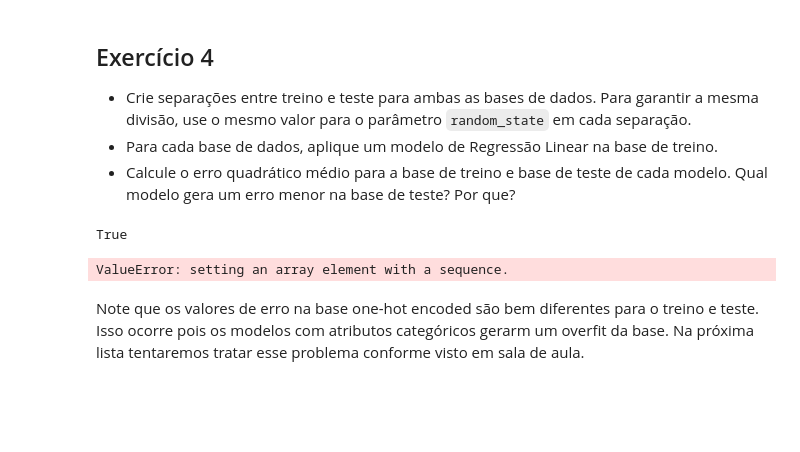
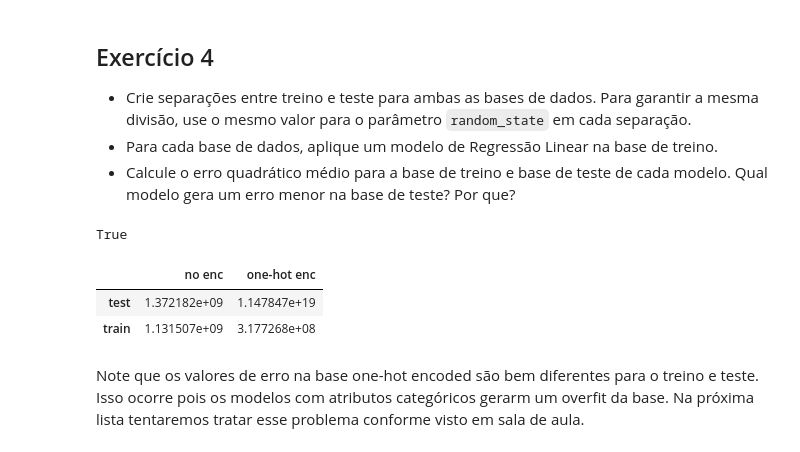
Before and after one commit to higorhi/UFABC-ML-2018, a Jupyter notebook: Atividades/Train_Test_Splits_Validation_Linear_Regression.ipynb, the cells around one changed output. Cells and saved outputs as stored; diff of their text form; code cells hidden in the pictures; blank space fills up the shorter version.

```diff
--- a/Atividades/Train_Test_Splits_Validation_Linear_Regression.ipynb
+++ b/Atividades/Train_Test_Splits_Validation_Linear_Regression.ipynb
@@ -207,11 +208,9 @@ Neighborhood     25
 dtype: int64
 # %%
 # Elimine do resultado toda coluna com apenas 1 valor categórico
-not_equals_one = num_ohc_cols != 1
-num_ohc_cols = num_ohc_cols[not_equals_one]
+more_than_one_val = num_ohc_cols != 1
+num_ohc_cols = num_ohc_cols[more_than_one_val]
 # Subtraia em um os valores
-ones = [1] * len(num_ohc_cols)
-num_ohc_cols = num_ohc_cols - ones
 # Faça a soma dos valores, a quantidade de novos atributos é significativo!
-print(sum(num_ohc_cols))
+print(sum(num_ohc_cols)-len(num_ohc_cols),'novos atributos')
 # %% [output]
@@ -257,22 +240,22 @@ for col in num_ohc_cols.index:
 
     # Aplique o método .fit_transform do LabelEncoder e especifique .astype(np.int)
     # o reshape faz com que dat seja uma matriz multidimensional com uma coluna (ao invés de um vetor)
-    dat = le.fit_transform(data_ohc[col]).astype(np.int).reshape(-1,1)
+    dat = le.fit_transform(data[col]).astype(np.int).reshape(-1,1)
 
     # Remova a coluna col da base de dados
-    data_ohc.drop(col, axis=1)
+    data_ohc = data_ohc.drop(col, axis=1)
 
     # One hot encode the data--this returns a sparse array
-    new_dat = ohc.fit_transform(dat)
+    new_dat = ohc.fit_transform(dat).toarray()
 
     # Vamos criar novos nomes de colunas
     n_cols = new_dat.shape[1]
     col_names = ['_'.join([col, str(x)]) for x in range(n_cols)]
 
     # Cria um novo dataframe a partir de new_dat e col_names, utilize o índice de data_ohc
-    new_df = pd.DataFrame(new_dat, index=data_ohc.index, columns=col_names)
+    new_df = pd.DataFrame(data=new_dat, index=data_ohc.index.values, columns=col_names)
 
     # Concatene data_ohc com new_df
-    data_ohc = pd.concat([data_ohc, new_df], axis = 1)
+    data_ohc = pd.concat([data_ohc,new_df], axis=1)
 # %%
 # Calcule a diferença entre a quantidade de atributos da base original e da base nova
@@ -322,35 +304,37 @@ True
 # %%
 from sklearn.linear_model import LinearRegression
 from sklearn.metrics import mean_squared_error
 
 LR = LinearRegression()
 
 # Lista para armazenar os erros das bases
 error_df = list()
 
 # Aplique .fit() na base de treino e predict na base de treino e teste
 LR.fit(X_train, y_train)
 y_train_pred = LR.predict(X_train)
 y_test_pred = LR.predict(X_test)
 
 error_df.append(pd.Series({'train': mean_squared_error(y_train, y_train_pred),
                            'test' : mean_squared_error(y_test,  y_test_pred)},
-                           name='no encoding'))
+                           name='no enc'))
 
 # Repita para a base data_ohc
-LR.fit(X_ohc_train, y_ohc_train)
-y_train_ohc_pred = LR.predict(X_ohc_train)
-y_test_ohc_pred = LR.predict(X_ohc_test)
+LR.fit(X_train_ohc, y_train_ohc)
+y_train_ohc_pred = LR.predict(X_train_ohc)
+y_test_ohc_pred = LR.predict(X_test_ohc)
 
 error_df.append(pd.Series({'train': mean_squared_error(y_train_ohc, y_train_ohc_pred),
                            'test' : mean_squared_error(y_test_ohc,  y_test_ohc_pred)},
                           name='one-hot enc'))
 
 # Juntar os resultados em uma tabela
 error_df = pd.concat(error_df, axis=1)
 error_df
 # %% [output]
-ValueError: setting an array element with a sequence.
+|  | no enc | one-hot enc |
+| test | 1.372182e+09 | 1.147847e+19 |
+| train | 1.131507e+09 | 3.177268e+08 |
 # %% [markdown]
 Note que os valores de erro na base one-hot encoded são bem diferentes para o treino e teste. Isso ocorre pois os modelos com atributos categóricos gerarm um overfit da base. Na próxima lista tentaremos tratar esse problema conforme visto em sala de aula.
 # %% [markdown]
```
Also changed, not shown: parts of 11 cells of this notebook, 11 other files.
